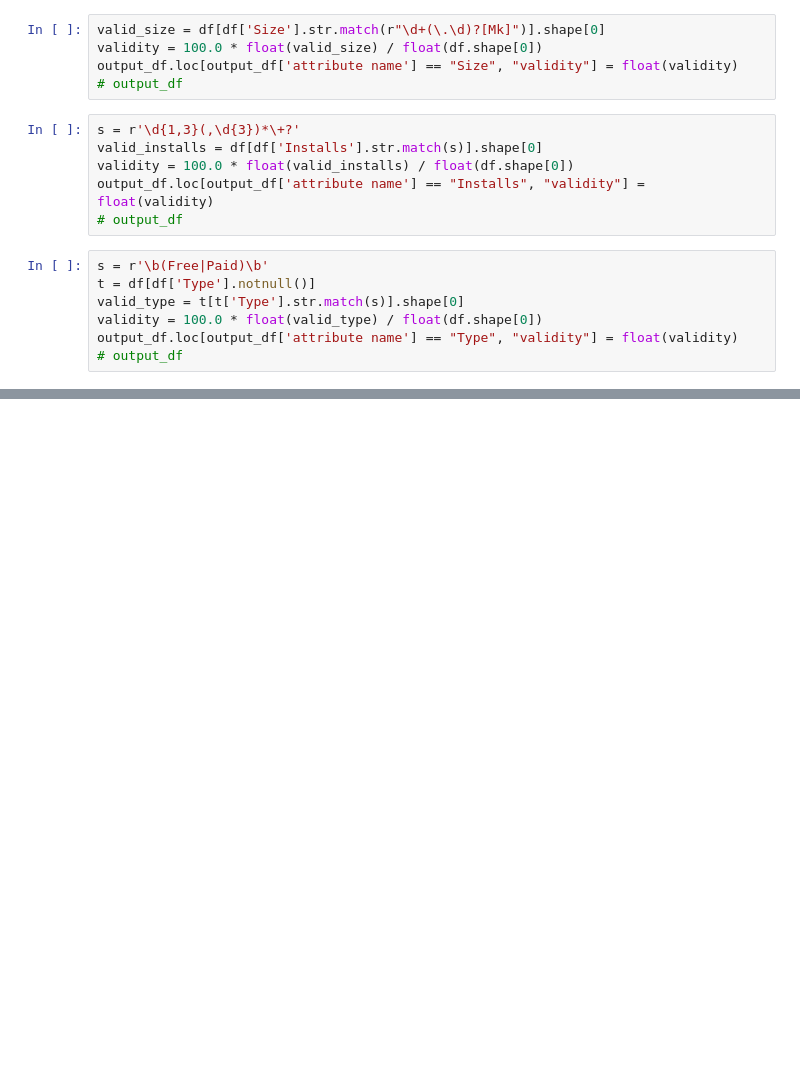
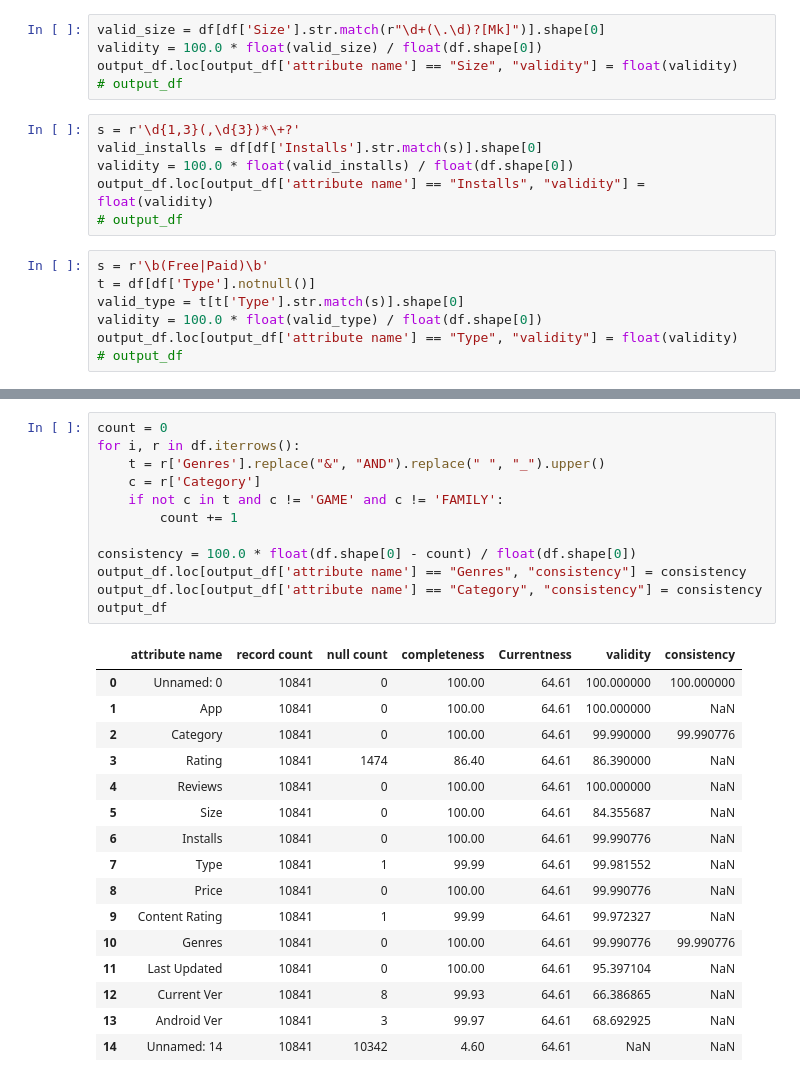
Before and after one commit to SeyedMohammadMahdi/DataMining-ph1p2, a Jupyter notebook: phase1part2.ipynb, the cells around one changed output, grey strips where cells are left out. Saved outputs shown, nothing was run; the diff lists cells and outputs as text; blank space fills up the shorter version.

```diff
--- a/phase1part2.ipynb
+++ b/phase1part2.ipynb
@@ -225,0 +215,29 @@ output_df
+# %%
+count = 0
+for i, r in df.iterrows():
+    t = r['Genres'].replace("&", "AND").replace(" ", "_").upper()
+    c = r['Category']
+    if not c in t and c != 'GAME' and c != 'FAMILY':
+        count += 1
+
+consistency = 100.0 * float(df.shape[0] - count) / float(df.shape[0])
+output_df.loc[output_df['attribute name'] == "Genres", "consistency"] = consistency
+output_df.loc[output_df['attribute name'] == "Category", "consistency"] = consistency
+output_df
+# %% [output]
+|  | attribute name | record count | null count | completeness | Currentness | validity | consistency |
+| 0 | Unnamed: 0 | 10841 | 0 | 100.00 | 64.61 | 100.000000 | 100.000000 |
+| 1 | App | 10841 | 0 | 100.00 | 64.61 | 100.000000 | NaN |
+| 2 | Category | 10841 | 0 | 100.00 | 64.61 | 99.990000 | 99.990776 |
+| 3 | Rating | 10841 | 1474 | 86.40 | 64.61 | 86.390000 | NaN |
+| 4 | Reviews | 10841 | 0 | 100.00 | 64.61 | 100.000000 | NaN |
+| 5 | Size | 10841 | 0 | 100.00 | 64.61 | 84.355687 | NaN |
+| 6 | Installs | 10841 | 0 | 100.00 | 64.61 | 99.990776 | NaN |
+| 7 | Type | 10841 | 1 | 99.99 | 64.61 | 99.981552 | NaN |
+| 8 | Price | 10841 | 0 | 100.00 | 64.61 | 99.990776 | NaN |
+| 9 | Content Rating | 10841 | 1 | 99.99 | 64.61 | 99.972327 | NaN |
+| 10 | Genres | 10841 | 0 | 100.00 | 64.61 | 99.990776 | 99.990776 |
+| 11 | Last Updated | 10841 | 0 | 100.00 | 64.61 | 95.397104 | NaN |
+| 12 | Current Ver | 10841 | 8 | 99.93 | 64.61 | 66.386865 | NaN |
+| 13 | Android Ver | 10841 | 3 | 99.97 | 64.61 | 68.692925 | NaN |
+| 14 | Unnamed: 14 | 10841 | 10342 | 4.60 | 64.61 | NaN | NaN |
```
Also changed, not shown: parts of 8 cells of this notebook.
